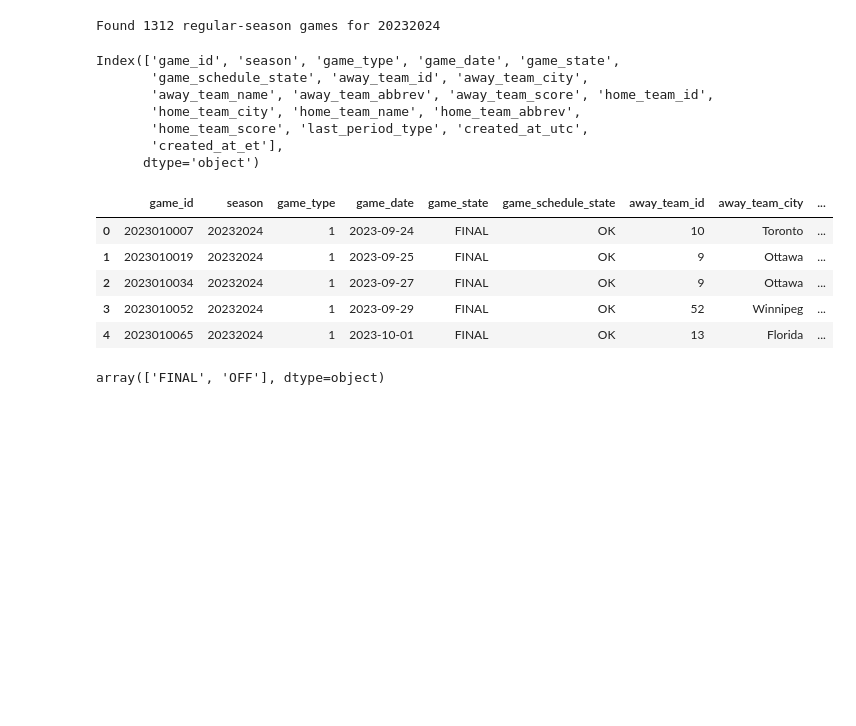
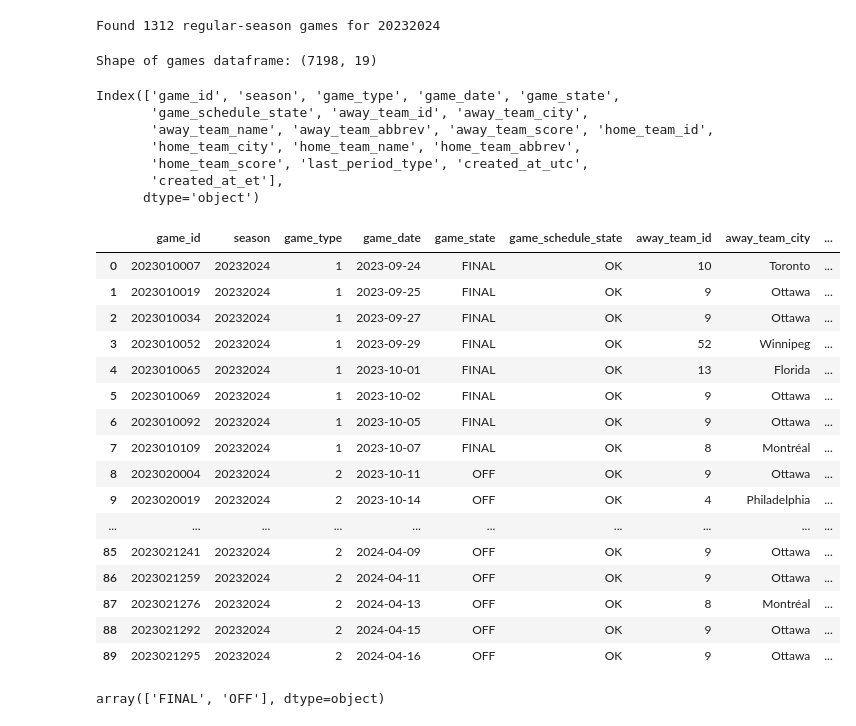
Before and after one commit to grahamgreene88/Expected-Goals-xG-Model, a Jupyter notebook: notebooks/data_pull_explore.ipynb, the cells around one changed output. Saved outputs shown, nothing was run; the diff lists cells and outputs as text; code cells hidden in the pictures; blank space fills up the shorter version.

```diff
--- a/notebooks/data_pull_explore.ipynb
+++ b/notebooks/data_pull_explore.ipynb
@@ -347 +427,11 @@ data = response.json()
+# %%
+# Example usage
+seasons_list = ['20192020', '20202021', '20212022', '20222023', '20232024', '20242025']
+
+df_games = get_regular_season_games_data(seasons_list, team_abbrevs)
+
+print(f"Shape of games dataframe: {df_games.shape}")
+df_games.head()
+# %% [output]
+Shape of games dataframe: (7198, 19)
 # %%
@@ -403,14 +493,25 @@ Index(['game_id', 'season', 'game_type', 'game_date', 'game_state',
        'created_at_et'],
       dtype='object')
 # %%
-df.head()
+df
 # %% [output]
 |  | game_id | season | game_type | game_date | game_state | game_schedule_state | away_team_id | away_team_city | ... |
 | 0 | 2023010007 | 20232024 | 1 | 2023-09-24 | FINAL | OK | 10 | Toronto | ... |
 | 1 | 2023010019 | 20232024 | 1 | 2023-09-25 | FINAL | OK | 9 | Ottawa | ... |
 | 2 | 2023010034 | 20232024 | 1 | 2023-09-27 | FINAL | OK | 9 | Ottawa | ... |
 | 3 | 2023010052 | 20232024 | 1 | 2023-09-29 | FINAL | OK | 52 | Winnipeg | ... |
 | 4 | 2023010065 | 20232024 | 1 | 2023-10-01 | FINAL | OK | 13 | Florida | ... |
+| 5 | 2023010069 | 20232024 | 1 | 2023-10-02 | FINAL | OK | 9 | Ottawa | ... |
+| 6 | 2023010092 | 20232024 | 1 | 2023-10-05 | FINAL | OK | 9 | Ottawa | ... |
+| 7 | 2023010109 | 20232024 | 1 | 2023-10-07 | FINAL | OK | 8 | Montréal | ... |
+| 8 | 2023020004 | 20232024 | 2 | 2023-10-11 | OFF | OK | 9 | Ottawa | ... |
+| 9 | 2023020019 | 20232024 | 2 | 2023-10-14 | OFF | OK | 4 | Philadelphia | ... |
+| ... | ... | ... | ... | ... | ... | ... | ... | ... | ... |
+| 85 | 2023021241 | 20232024 | 2 | 2024-04-09 | OFF | OK | 9 | Ottawa | ... |
+| 86 | 2023021259 | 20232024 | 2 | 2024-04-11 | OFF | OK | 9 | Ottawa | ... |
+| 87 | 2023021276 | 20232024 | 2 | 2024-04-13 | OFF | OK | 8 | Montréal | ... |
+| 88 | 2023021292 | 20232024 | 2 | 2024-04-15 | OFF | OK | 9 | Ottawa | ... |
+| 89 | 2023021295 | 20232024 | 2 | 2024-04-16 | OFF | OK | 9 | Ottawa | ... |
 # %%
 df['game_state'].unique()
 # %% [output]
```
Also changed, not shown: parts of 8 cells of this notebook, 9 other files.
